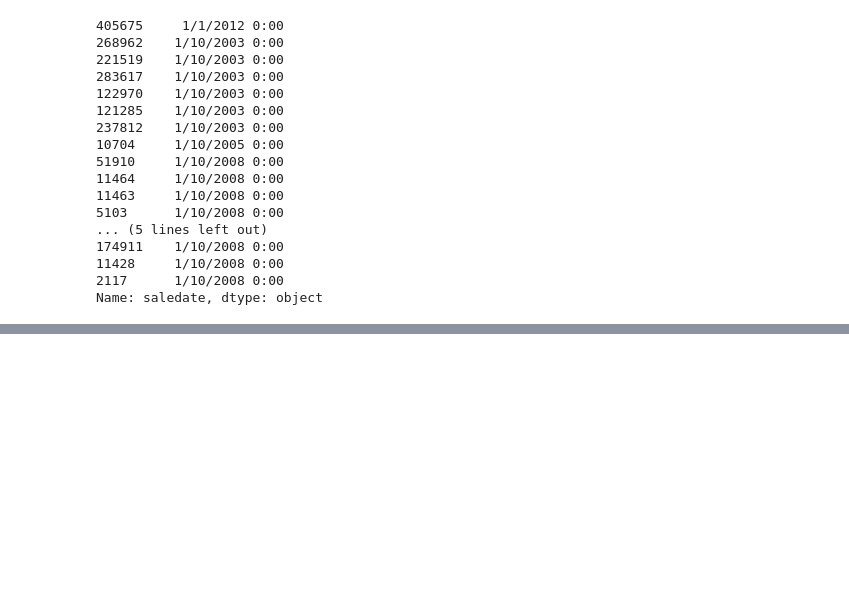
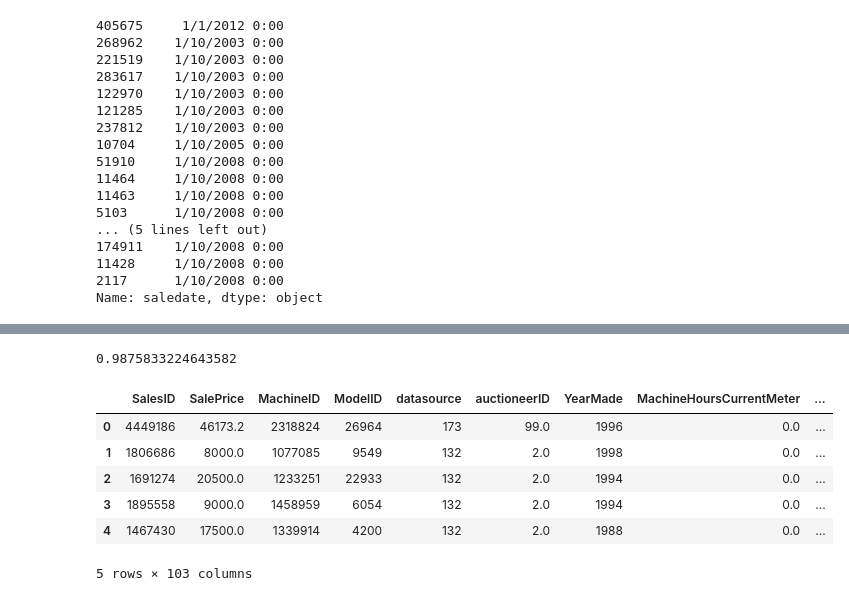
Before and after one commit to ankitx55/Bulldozer-sales-price-prediction, a Jupyter notebook: Bulldozer-sales-price-model.ipynb, the cells around one changed output, grey strips where cells are left out. Drawn from its saved outputs; the diff is of its cells as text; code cells hidden in the pictures; blank space fills up the shorter version.

```diff
--- a/Bulldozer-sales-price-model.ipynb
+++ b/Bulldozer-sales-price-model.ipynb
@@ -129,0 +388,15 @@ Name: saledate, dtype: object
+# %%
+# Score the model
+model.score(df_tmp.drop("SalePrice", axis=1), df_tmp.SalePrice)
+# %% [output]
+0.9875833224643582
+# %%
+df_tmp.head()
+# %% [output]
+|  | SalesID | SalePrice | MachineID | ModelID | datasource | auctioneerID | YearMade | MachineHoursCurrentMeter | ... |
+| 0 | 4449186 | 46173.2 | 2318824 | 26964 | 173 | 99.0 | 1996 | 0.0 | ... |
+| 1 | 1806686 | 8000.0 | 1077085 | 9549 | 132 | 2.0 | 1998 | 0.0 | ... |
+| 2 | 1691274 | 20500.0 | 1233251 | 22933 | 132 | 2.0 | 1994 | 0.0 | ... |
+| 3 | 1895558 | 9000.0 | 1458959 | 6054 | 132 | 2.0 | 1994 | 0.0 | ... |
+| 4 | 1467430 | 17500.0 | 1339914 | 4200 | 132 | 2.0 | 1988 | 0.0 | ... |
+5 rows × 103 columns
```
Also changed, not shown: parts of 52 cells of this notebook.
